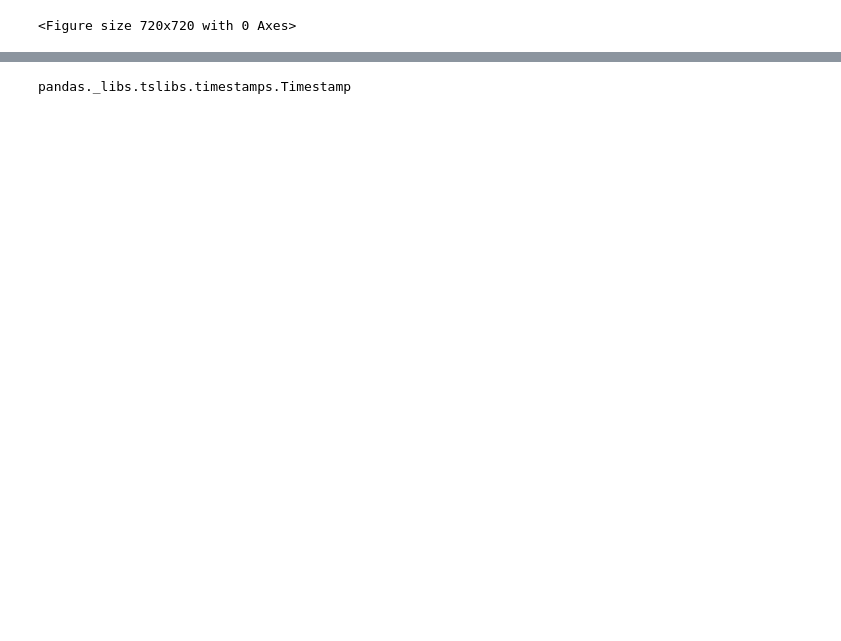
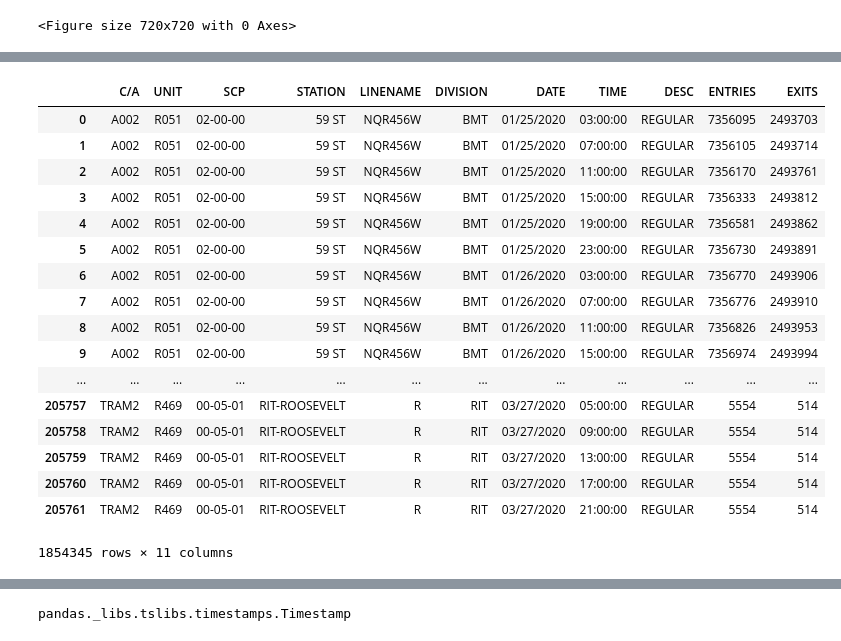
Before and after one commit to mjang2000/covid-data-challenge, a Jupyter notebook: raw_data/turnstile_data/Untitled.ipynb, the cells around one changed output, grey strips where cells are left out. Cells and saved outputs as stored; diff of their text form; code cells hidden in the pictures; blank space fills up the shorter version.

```diff
--- a/raw_data/turnstile_data/Untitled.ipynb
+++ b/raw_data/turnstile_data/Untitled.ipynb
@@ -62,0 +82,22 @@ turnstile_use
+# %%
+turnstile_total = pd.concat([turnstile_200201, turnstile_200208, turnstile_200215, turnstile_200222, turnstile_200229, turnstile_200307, turnstile_200314, turnstile_200321, turnstile_200328], axis = 0)
+turnstile_total
+# %% [output]
+|  | C/A | UNIT | SCP | STATION | LINENAME | DIVISION | DATE | TIME | DESC | ENTRIES | EXITS |
+| 0 | A002 | R051 | 02-00-00 | 59 ST | NQR456W | BMT | 01/25/2020 | 03:00:00 | REGULAR | 7356095 | 2493703 |
+| 1 | A002 | R051 | 02-00-00 | 59 ST | NQR456W | BMT | 01/25/2020 | 07:00:00 | REGULAR | 7356105 | 2493714 |
+| 2 | A002 | R051 | 02-00-00 | 59 ST | NQR456W | BMT | 01/25/2020 | 11:00:00 | REGULAR | 7356170 | 2493761 |
+| 3 | A002 | R051 | 02-00-00 | 59 ST | NQR456W | BMT | 01/25/2020 | 15:00:00 | REGULAR | 7356333 | 2493812 |
+| 4 | A002 | R051 | 02-00-00 | 59 ST | NQR456W | BMT | 01/25/2020 | 19:00:00 | REGULAR | 7356581 | 2493862 |
+| 5 | A002 | R051 | 02-00-00 | 59 ST | NQR456W | BMT | 01/25/2020 | 23:00:00 | REGULAR | 7356730 | 2493891 |
+| 6 | A002 | R051 | 02-00-00 | 59 ST | NQR456W | BMT | 01/26/2020 | 03:00:00 | REGULAR | 7356770 | 2493906 |
+| 7 | A002 | R051 | 02-00-00 | 59 ST | NQR456W | BMT | 01/26/2020 | 07:00:00 | REGULAR | 7356776 | 2493910 |
+| 8 | A002 | R051 | 02-00-00 | 59 ST | NQR456W | BMT | 01/26/2020 | 11:00:00 | REGULAR | 7356826 | 2493953 |
+| 9 | A002 | R051 | 02-00-00 | 59 ST | NQR456W | BMT | 01/26/2020 | 15:00:00 | REGULAR | 7356974 | 2493994 |
+| ... | ... | ... | ... | ... | ... | ... | ... | ... | ... | ... | ... |
+| 205757 | TRAM2 | R469 | 00-05-01 | RIT-ROOSEVELT | R | RIT | 03/27/2020 | 05:00:00 | REGULAR | 5554 | 514 |
+| 205758 | TRAM2 | R469 | 00-05-01 | RIT-ROOSEVELT | R | RIT | 03/27/2020 | 09:00:00 | REGULAR | 5554 | 514 |
+| 205759 | TRAM2 | R469 | 00-05-01 | RIT-ROOSEVELT | R | RIT | 03/27/2020 | 13:00:00 | REGULAR | 5554 | 514 |
+| 205760 | TRAM2 | R469 | 00-05-01 | RIT-ROOSEVELT | R | RIT | 03/27/2020 | 17:00:00 | REGULAR | 5554 | 514 |
+| 205761 | TRAM2 | R469 | 00-05-01 | RIT-ROOSEVELT | R | RIT | 03/27/2020 | 21:00:00 | REGULAR | 5554 | 514 |
+1854345 rows × 11 columns
```
Also changed, not shown: parts of 9 cells of this notebook.
